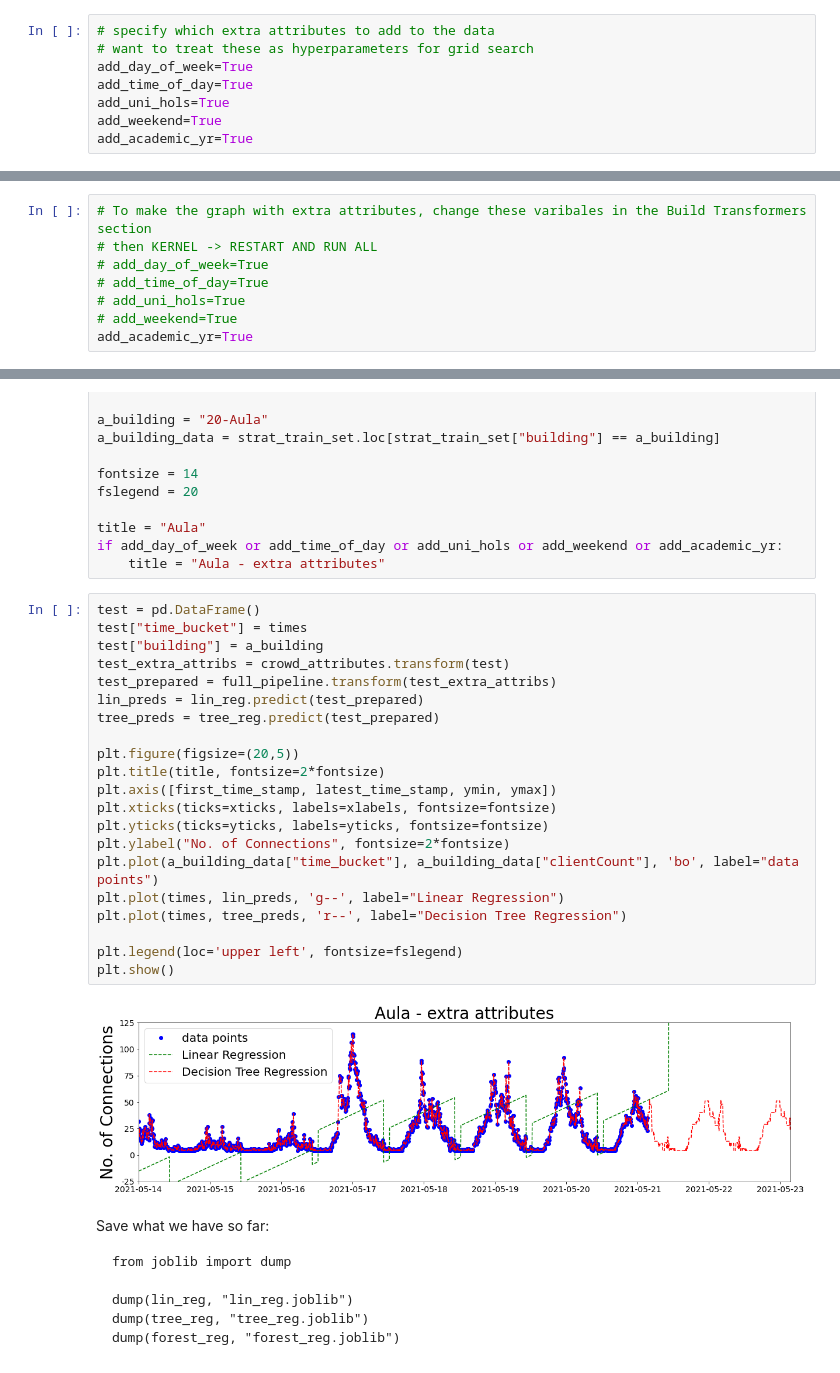
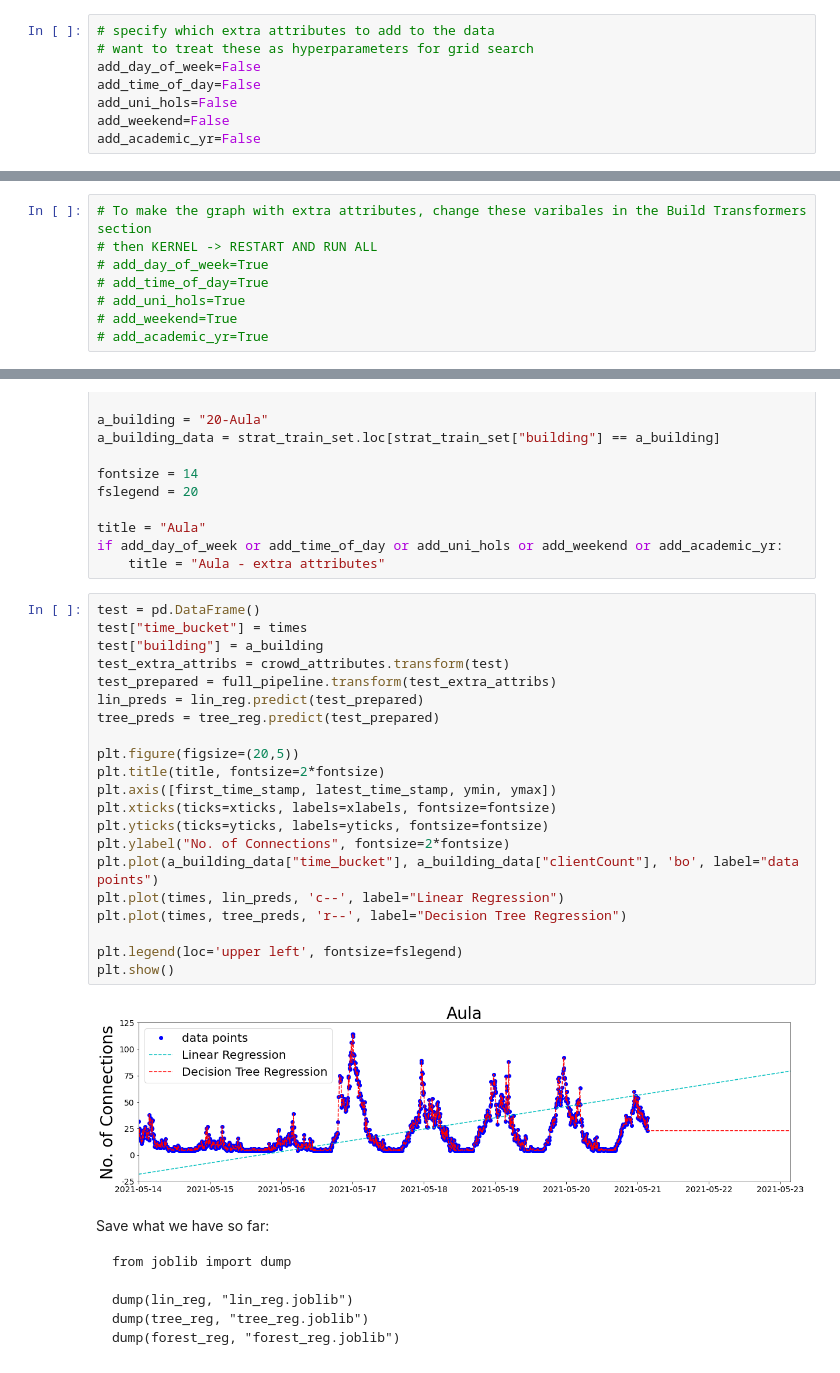
Before and after one commit to sebranchett/wifi_blog, a Jupyter notebook: 02_transform_build_model.ipynb, the cells around one changed output, grey strips where cells are left out. Saved outputs shown, nothing was run; the diff lists cells and outputs as text.

Commit message:
add 4 week graph and change from green to cyan

````diff
--- a/02_transform_build_model.ipynb
+++ b/02_transform_build_model.ipynb
@@ -168,11 +168,11 @@ assert crowd.isnull().values.any() == False  # check there are no missing values
 # %%
 # specify which extra attributes to add to the data
 # want to treat these as hyperparameters for grid search
-add_day_of_week=True
-add_time_of_day=True
-add_uni_hols=True
-add_weekend=True
-add_academic_yr=True
+add_day_of_week=False
+add_time_of_day=False
+add_uni_hols=False
+add_weekend=False
+add_academic_yr=False
 # %%
 # Set up categories for OneHotEncoder.
 # This is needed later for the transformation of small sets that do not contain all the categories.
@@ -433,7 +432,7 @@ plt.show()
 # add_time_of_day=True
 # add_uni_hols=True
 # add_weekend=True
-add_academic_yr=True
+# add_academic_yr=True
 # %%
 extra_days = 2
 latest_time_stamp = last_time_stamp + extra_days*86400000 + 300000
@@ -461,26 +460,26 @@ if add_day_of_week or add_time_of_day or add_uni_hols or add_weekend or add_acad
 # %%
 test = pd.DataFrame()
 test["time_bucket"] = times
 test["building"] = a_building
 test_extra_attribs = crowd_attributes.transform(test)
 test_prepared = full_pipeline.transform(test_extra_attribs)
 lin_preds = lin_reg.predict(test_prepared)
 tree_preds = tree_reg.predict(test_prepared)
 
 plt.figure(figsize=(20,5))
 plt.title(title, fontsize=2*fontsize)
 plt.axis([first_time_stamp, latest_time_stamp, ymin, ymax])
 plt.xticks(ticks=xticks, labels=xlabels, fontsize=fontsize)
 plt.yticks(ticks=yticks, labels=yticks, fontsize=fontsize)
 plt.ylabel("No. of Connections", fontsize=2*fontsize)
 plt.plot(a_building_data["time_bucket"], a_building_data["clientCount"], 'bo', label="data points")
-plt.plot(times, lin_preds, 'g--', label="Linear Regression")
+plt.plot(times, lin_preds, 'c--', label="Linear Regression")
 plt.plot(times, tree_preds, 'r--', label="Decision Tree Regression")
 
 plt.legend(loc='upper left', fontsize=fslegend)
 plt.show()
 # %% [output]
-[figure, old version]
+[figure, new version]
 # %% [markdown]
 Save what we have so far:
 ```
````
Also changed, not shown: parts of 10 cells of this notebook.
